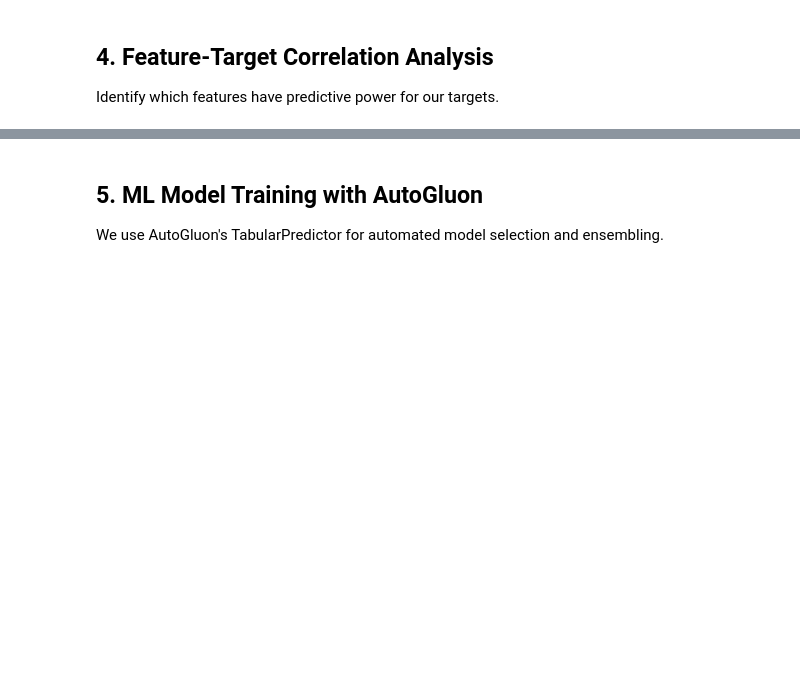
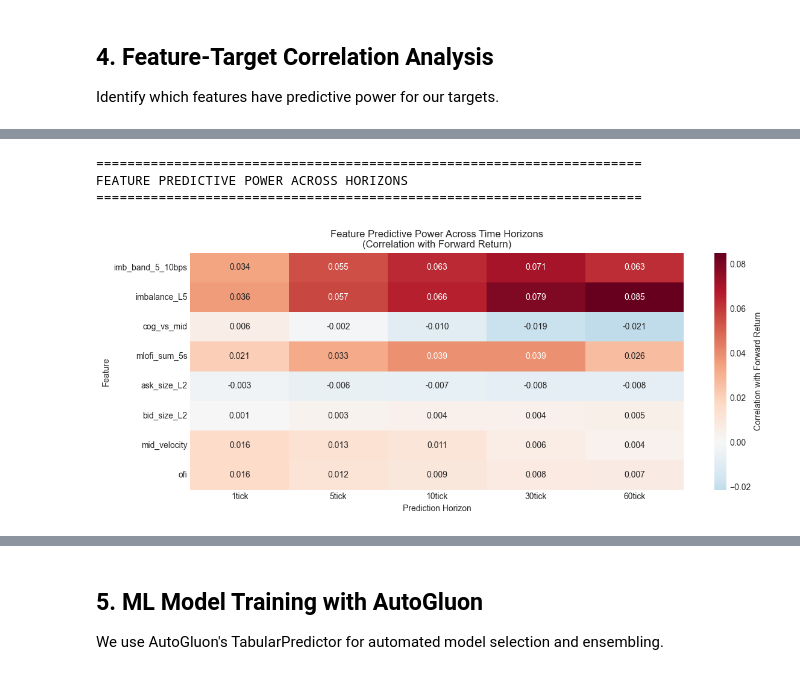
Before and after one commit to jp-quant/daedalus, a Jupyter notebook: research/01_orderbook_feature_analysis.ipynb, the cells around one changed output, grey strips where cells are left out. Cells and saved outputs as stored; diff of their text form; code cells hidden in the pictures; blank space fills up the shorter version.

```diff
--- a/research/01_orderbook_feature_analysis.ipynb
+++ b/research/01_orderbook_feature_analysis.ipynb
@@ -373,0 +798,72 @@ plt.show()
+# %%
+# ============================================================================
+# MULTI-HORIZON CORRELATION ANALYSIS
+# ============================================================================
+
+print("=" * 70)
+print("FEATURE PREDICTIVE POWER ACROSS HORIZONS")
+print("=" * 70)
+
+# Select stable top features (avoiding redundant ones based on multicollinearity check)
+analysis_features = [
+    'imb_band_5_10bps', 'imbalance_L5', 'cog_vs_mid', 'mlofi_sum_5s',
+    'ask_size_L2', 'bid_size_L2', 'mid_velocity', 'ofi'
+]
+analysis_features = [f for f in analysis_features if f in df.columns]
+
+# Calculate correlations across all horizons
+horizon_corrs = {}
+for horizon in HORIZONS.keys():
+    target_col = f'ret_{horizon}'
+    if target_col in df.columns:
+        target_data = df[target_col].to_numpy()
+        feat_corrs = {}
+        for feat in analysis_features:
+            feat_data = df[feat].to_numpy()
+            valid_mask = ~(np.isnan(feat_data) | np.isnan(target_data))
+            if valid_mask.sum() > 100:
+                corr = np.corrcoef(feat_data[valid_mask], target_data[valid_mask])[0, 1]
+                feat_corrs[feat] = corr
+        horizon_corrs[horizon] = feat_corrs
+
+# Create heatmap
+corr_df = pd.DataFrame(horizon_corrs).T
+corr_df.index.name = 'Horizon'
+
+fig, ax = plt.subplots(figsize=(12, 5))
+sns.heatmap(
+    corr_df.T,
+    annot=True,
+    fmt='.3f',
+    cmap='RdBu_r',
+    center=0,
+    ax=ax,
+    cbar_kws={'label': 'Correlation with Forward Return'}
+)
+plt.title('Feature Predictive Power Across Time Horizons\n(Correlation with Forward Return)', fontsize=12)
+plt.xlabel('Prediction Horizon')
+plt.ylabel('Feature')
+plt.tight_layout()
+plt.show()
+
+# Insights
+print("\n📈 HORIZON ANALYSIS INSIGHTS:")
+print("-" * 50)
+for feat in analysis_features:
+    horizon_vals = [horizon_corrs[h].get(feat, 0) for h in HORIZONS.keys()]
+    best_horizon = list(HORIZONS.keys())[np.argmax([abs(v) for v in horizon_vals])]
+    best_corr = horizon_corrs[best_horizon].get(feat, 0)
+
+    # Check if correlation decays or persists
+    if len(horizon_vals) > 2:
+        decay_rate = abs(horizon_vals[-1]) / max(abs(horizon_vals[0]), 0.0001)
+        persistence = "Persistent" if decay_rate > 0.5 else "Fast-decaying"
+    else:
+        persistence = "N/A"
+
+    print(f"   {feat:25s}: Best at {best_horizon} (r={best_corr:+.4f}), {persistence}")
+# %% [output]
+======================================================================
+FEATURE PREDICTIVE POWER ACROSS HORIZONS
+======================================================================
+[figure, added]
```
Also changed, not shown: parts of 34 cells of this notebook, 8 other files.
